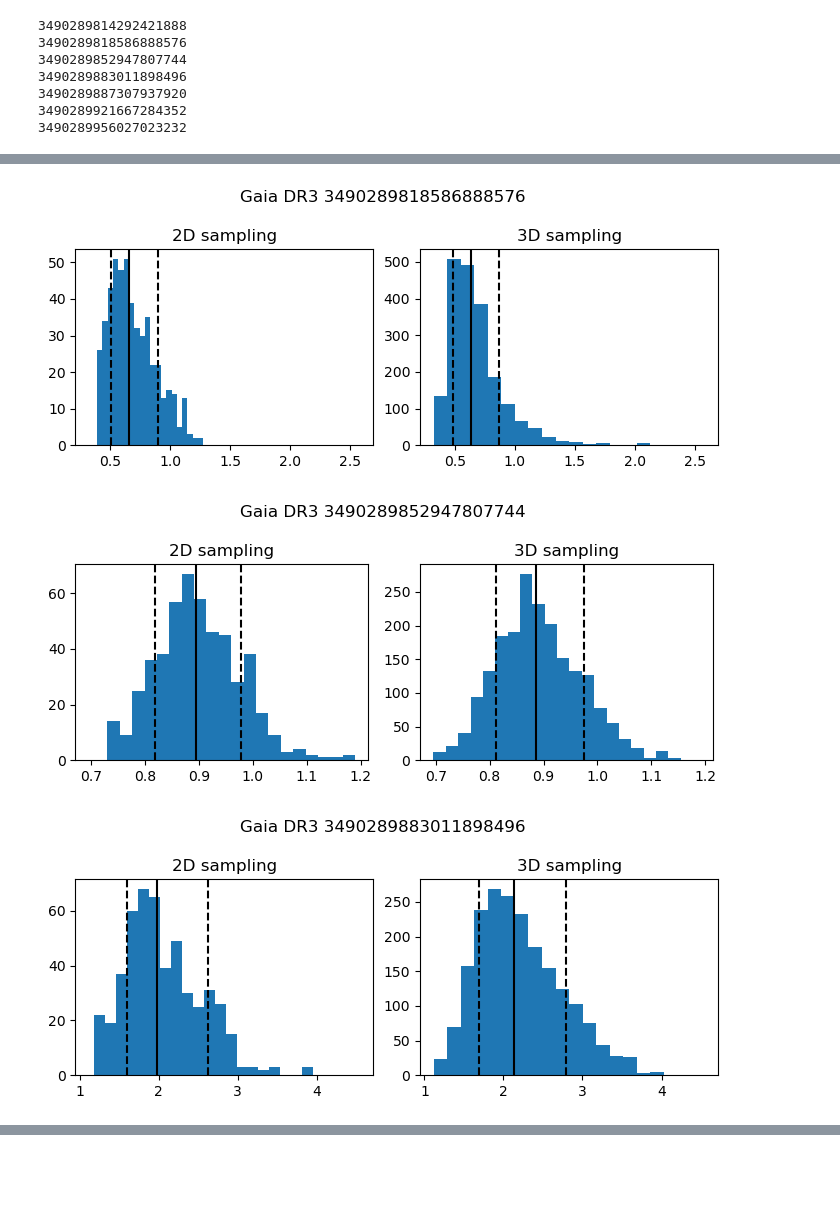
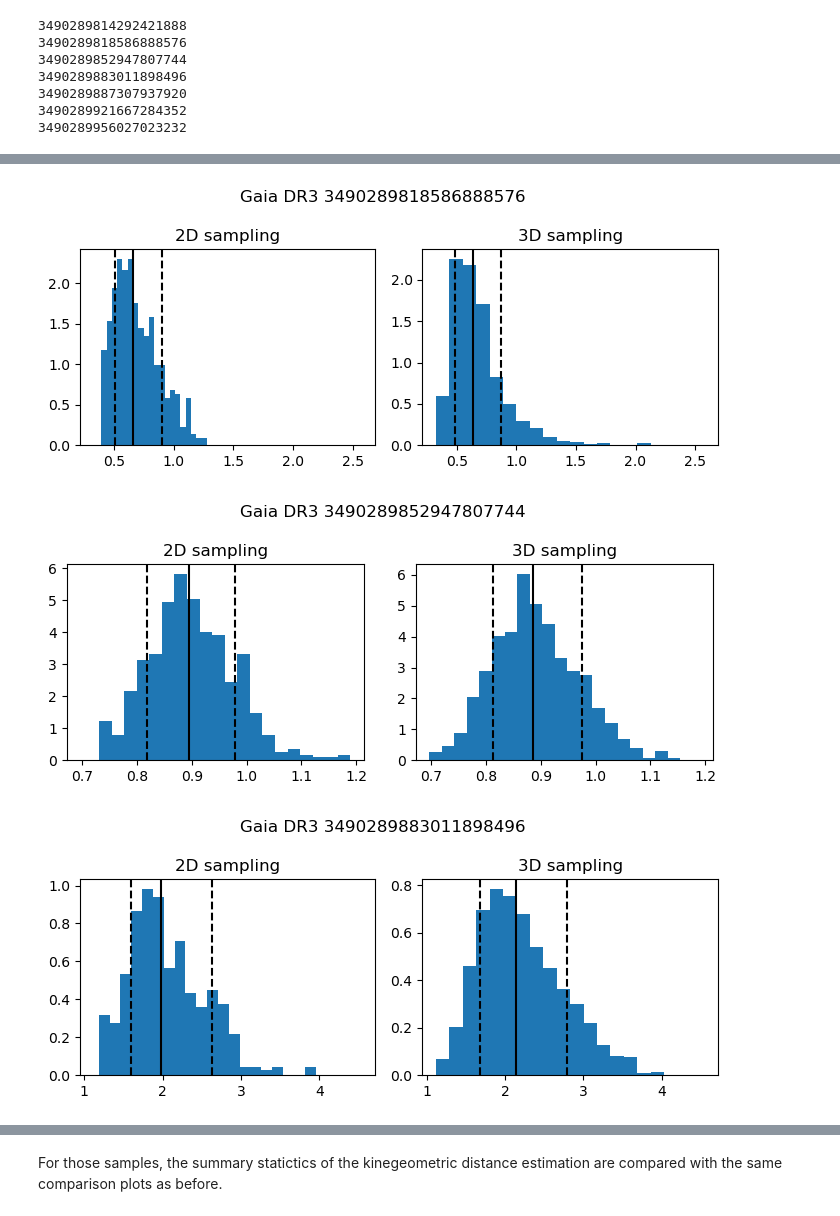
Before and after one commit to ElisaHaas25/Kinegeometric-Distance-Estimation, a Jupyter notebook: test_sampling.ipynb, the cells around one changed output, grey strips where cells are left out. Cells and saved outputs as stored; diff of their text form; code cells hidden in the pictures; blank space fills up the shorter version.

```diff
--- a/test_sampling.ipynb
+++ b/test_sampling.ipynb
@@ -1166,0 +1293,18 @@ plt.tight_layout()
+# %%
+# plot differences in medians of 1D and 3D distance vs. differences in medians of 1D and 3D ra velocities
+# 1D: _res
+# 3D: _comp
+
+fig,ax = plt.subplots(1,2,figsize=(10,4))
+
+ax[0].scatter(results[:,4]-comp_data[:,4]/1e3, results[:,7]- comp_data[:,7],s=5)
+
+ax[0].set_ylabel('vraMedKinogeo_res - vraMedKinogeo_comp [km/s]')
+ax[0].set_xlabel(' rMedKinogeo_res - rMedKinogeo_comp [kpc]')
+ax[0].grid()
+
+ax[1].scatter(results[:,4]-comp_data[:,4]/1e3, results[:,10]-comp_data[:,10] ,s=5)
+
+ax[1].set_ylabel('vdecMedKinogeo_res - vdecMedKinogeo_comp [km/s]')
+ax[1].set_xlabel(' rMedKinogeo_res - rMedKinogeo_comp [kpc]')
+ax[1].grid()
@@ -1221,7 +1369,7 @@ for i in range(len(comp_source_ids_10)):
     astrometric_params_solved = float(r_10['astrometric_params_solved'][i])
 
 
-    source_id = int(r_10['source_id'][i])
+    source_id = int(r_10['SOURCE_ID'][i])
     print(source_id)
     healpix = math.floor(source_id / (2**(35)*4**(12-5)) )
 
@@ -1302,13 +1450,16 @@ np.savetxt('./results/rSamples_geo_10.csv', rSamples_geo_10, delimiter=",")
 # load saved 2D samples
 rSamples_kinegeo_10 = np.loadtxt('./results/rSamples_kinegeo_10.csv', delimiter=',')
 
+rMedKinegeo_10_all = []
+rLoKinegeo_10_all = []
+rHiKinegeo_10_all = []
 
 for i in range(len(comp_source_ids_10)):
 
     # Create a new figure for each iteration
 
     fig,ax = plt.subplots(1,2,figsize=(7,3),sharex=True)
-    ax[0].hist(rSamples_kinegeo_10[i],bins=20)
+    ax[0].hist(rSamples_kinegeo_10[i],bins=20,density=True)
     plt.suptitle(f"Gaia DR3 {comp_source_ids_10[i]}")
     ax[0].set_title(f"2D sampling")
     plt.tight_layout()
@@ -1319,18 +1470,29 @@ for i in range(len(comp_source_ids_10)):
     rLoKinegeo = rQuantKinegeo[1]
     rHiKinegeo= rQuantKinegeo[2]
 
+    rMedKinegeo_10_all.append(rMedKinegeo)
+    rLoKinegeo_10_all.append(rLoKinegeo)
+    rHiKinegeo_10_all.append(rHiKinegeo)
+
     ax[0].axvline(rMedKinegeo,color='black')
     ax[0].axvline(rLoKinegeo,linestyle='--',color = 'black')
     ax[0].axvline(rHiKinegeo,linestyle='--',color = 'black')
 
+
     # load compasion samples
+
+    j = np.where(comp_source_ids_10 == comp_source_ids_10[i])[0][0]
 
     comp_samples_kinegeo_10 = np.loadtxt(f'./results_est_distvel/posterior_samples/kinogeosamples_6200_{comp_source_ids_10[i]}.csv', delimiter=',',skiprows=1)
     comp_rSamp_kinegeo_10 = comp_samples_kinegeo_10[:,0]
-    ax[1].hist(comp_rSamp_kinegeo_10/1e3,bins=20)
+    ax[1].hist(comp_rSamp_kinegeo_10/1e3,bins=20,density=True)
     ax[1].set_title(f"3D sampling")
 
-    ax[1].axvline(comp_data_10[i][4]/1e3 ,color='black')
-    ax[1].axvline(comp_data_10[i][5]/1e3, linestyle='--',color = 'black')
-    ax[1].axvline(comp_data_10[i][6]/1e3,linestyle='--',color = 'black')
+    ax[1].axvline(comp_data_10[j][4]/1e3 ,color='black')
+    ax[1].axvline(comp_data_10[j][5]/1e3, linestyle='--',color = 'black')
+    ax[1].axvline(comp_data_10[j][6]/1e3,linestyle='--',color = 'black')
+
+rMedKinegeo_10_all = np.array(rMedKinegeo_10_all)
+rLoKinegeo_10_all = np.array(rLoKinegeo_10_all)
+rHiKinegeo_10_all = np.array(rHiKinegeo_10_all)
 # %% [output]
@@ -1341,3 +1503,3 @@ for i in range(len(comp_source_ids_10)):
-[figure, old version]
+[figure, new version]
-[figure, old version]
+[figure, new version]
-[figure, old version]
+[figure, new version]
@@ -1346,0 +1509,2 @@ for i in range(len(comp_source_ids_10)):
+# %% [markdown]
+For those samples, the summary statictics of the kinegeometric distance estimation are compared with the same comparison plots as before.
```
Also changed, not shown: parts of 35 cells of this notebook.
